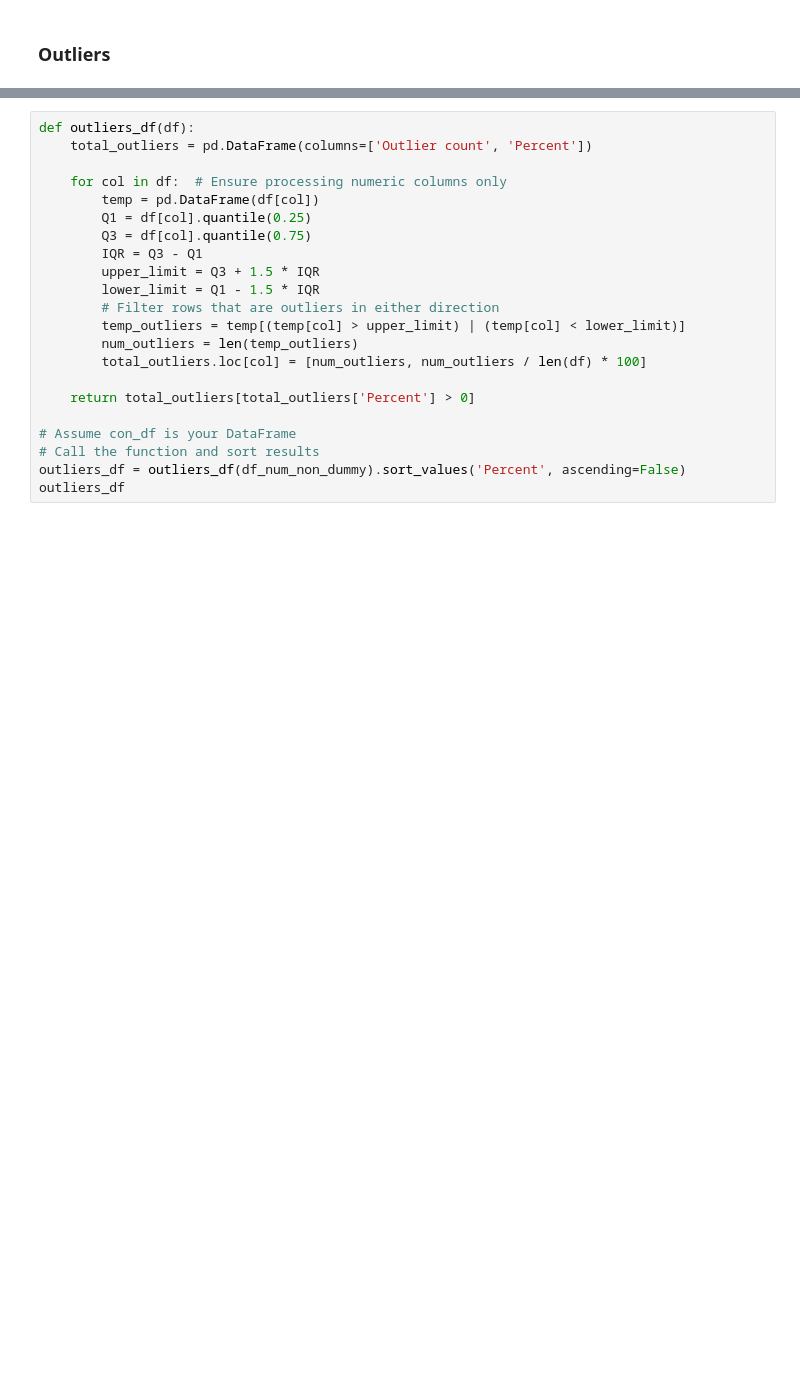
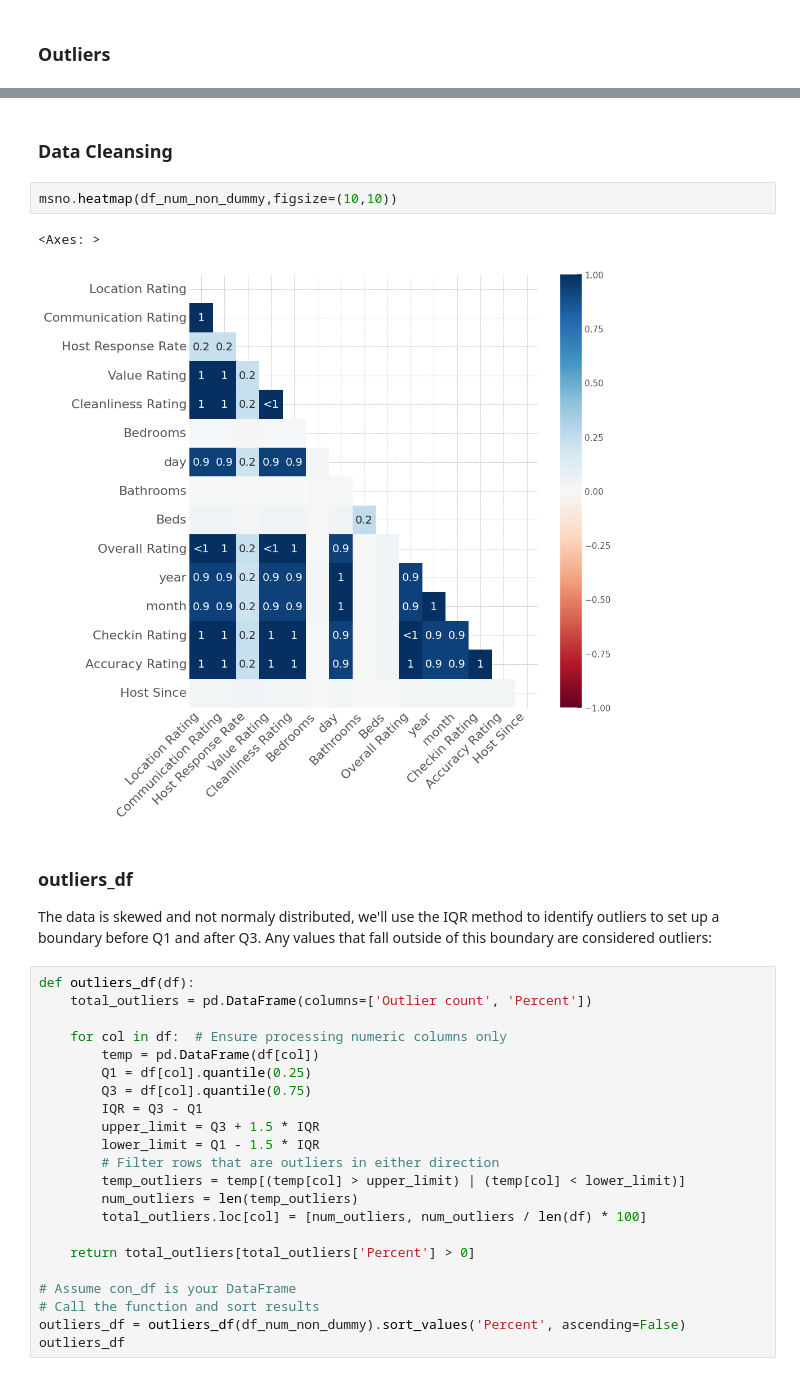
Before and after one commit to rafatb/Berlin_Airbnb_Price_Prediction, a Jupyter notebook: Berlin_Airbnb_Price_Prediction_EDA.ipynb, the cells around one changed output, grey strips where cells are left out. Saved outputs shown, nothing was run; the diff lists cells and outputs as text; blank space fills up the shorter version.

```diff
--- a/Berlin_Airbnb_Price_Prediction_EDA.ipynb
+++ b/Berlin_Airbnb_Price_Prediction_EDA.ipynb
@@ -543,3 +571,13 @@ df_describe(df, df_num_non_dummy.columns)
+# %% [markdown]
+### Data Cleansing
+# %%
+msno.heatmap(df_num_non_dummy,figsize=(10,10))
+# %% [output]
+<Axes: >
+[figure, added]
+# %% [markdown]
+### outliers_df
+The data is skewed and not normaly distributed, we'll use the IQR method to identify outliers to set up a boundary before Q1 and after Q3. Any values that fall outside of this boundary are considered outliers:
 # %%
 def outliers_df(df):
     total_outliers = pd.DataFrame(columns=['Outlier count', 'Percent'])
```
Also changed, not shown: parts of 19 cells of this notebook.
